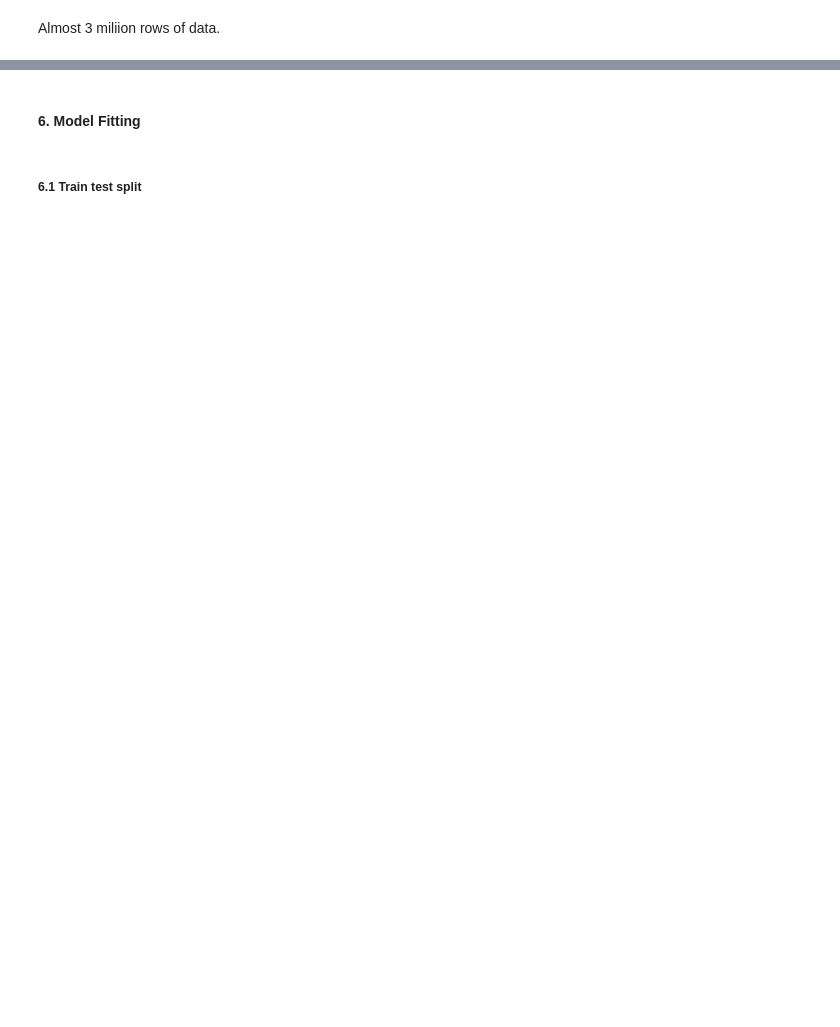
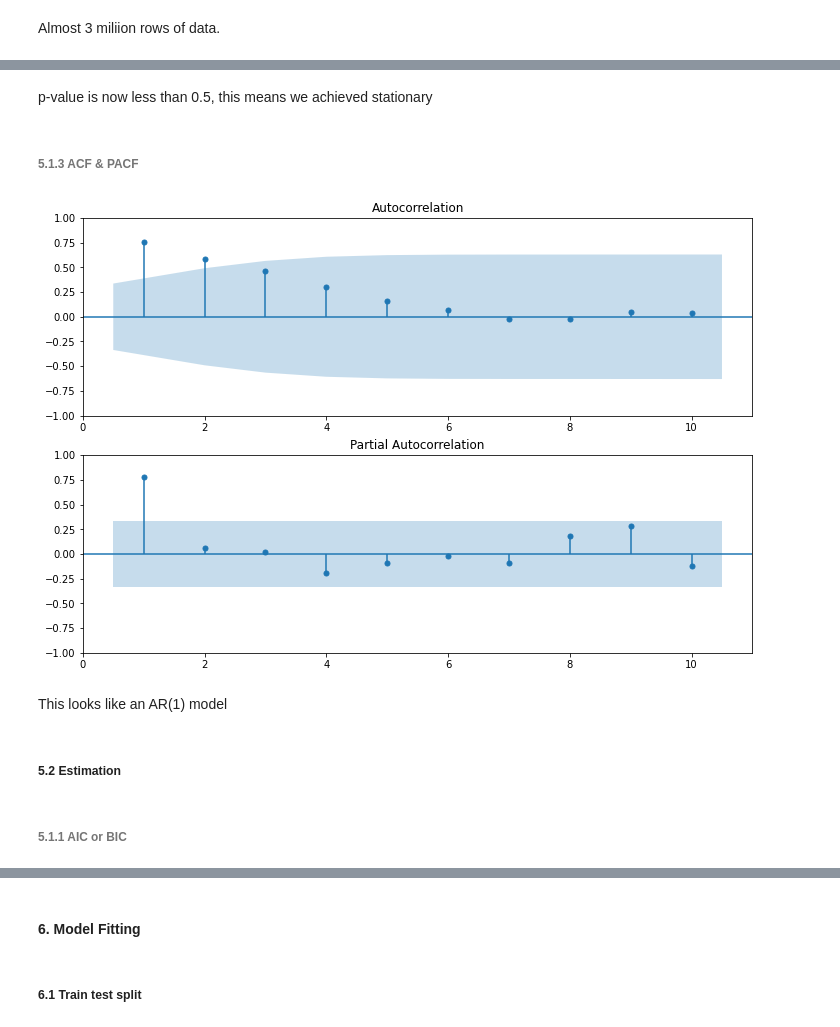
Before and after one commit to LooyeeNg/DataScienceProjects, a Jupyter notebook: predict future sales/predict-future-sales.ipynb, the cells around one changed output, grey strips where cells are left out. Saved outputs shown, nothing was run; the diff lists cells and outputs as text; code cells hidden in the pictures; blank space fills up the shorter version.

Commit message:
Arima Model

```diff
--- a/predict future sales/predict-future-sales.ipynb
+++ b/predict future sales/predict-future-sales.ipynb
@@ -223,0 +234,24 @@ Critical Values :
+# %% [markdown]
+p-value is now less than 0.5, this means we achieved stationary
+# %% [markdown]
+###### 5.1.3 ACF & PACF
+# %%
+from statsmodels.graphics.tsaplots import plot_acf, plot_pacf
+# Create figure
+fig, (ax1, ax2) = plt.subplots(2,1, figsize=(12,8))
+
+# Plot the ACF of savings on ax1
+plot_acf(sales_df, lags=10, zero=False, ax=ax1)
+
+# Plot the PACF of savings on ax2
+plot_pacf(sales_df, lags=10, zero=False, ax=ax2)
+
+plt.show()
+# %% [output]
+[figure, added]
+# %% [markdown]
+This looks like an AR(1) model
+# %% [markdown]
+##### 5.2 Estimation
+# %% [markdown]
+###### 5.1.1 AIC or BIC
```
Also changed, not shown: parts of 54 cells of this notebook.
